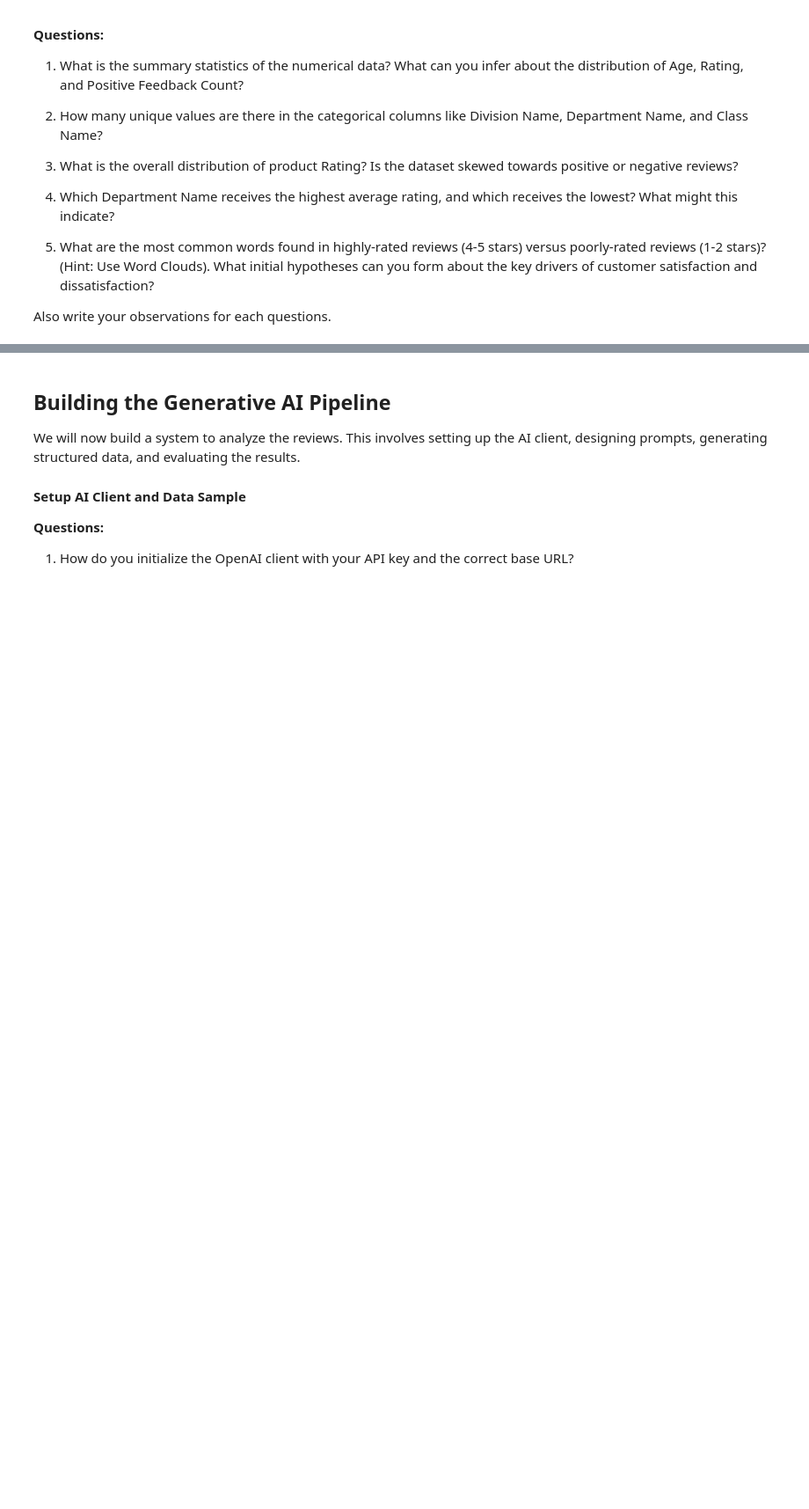
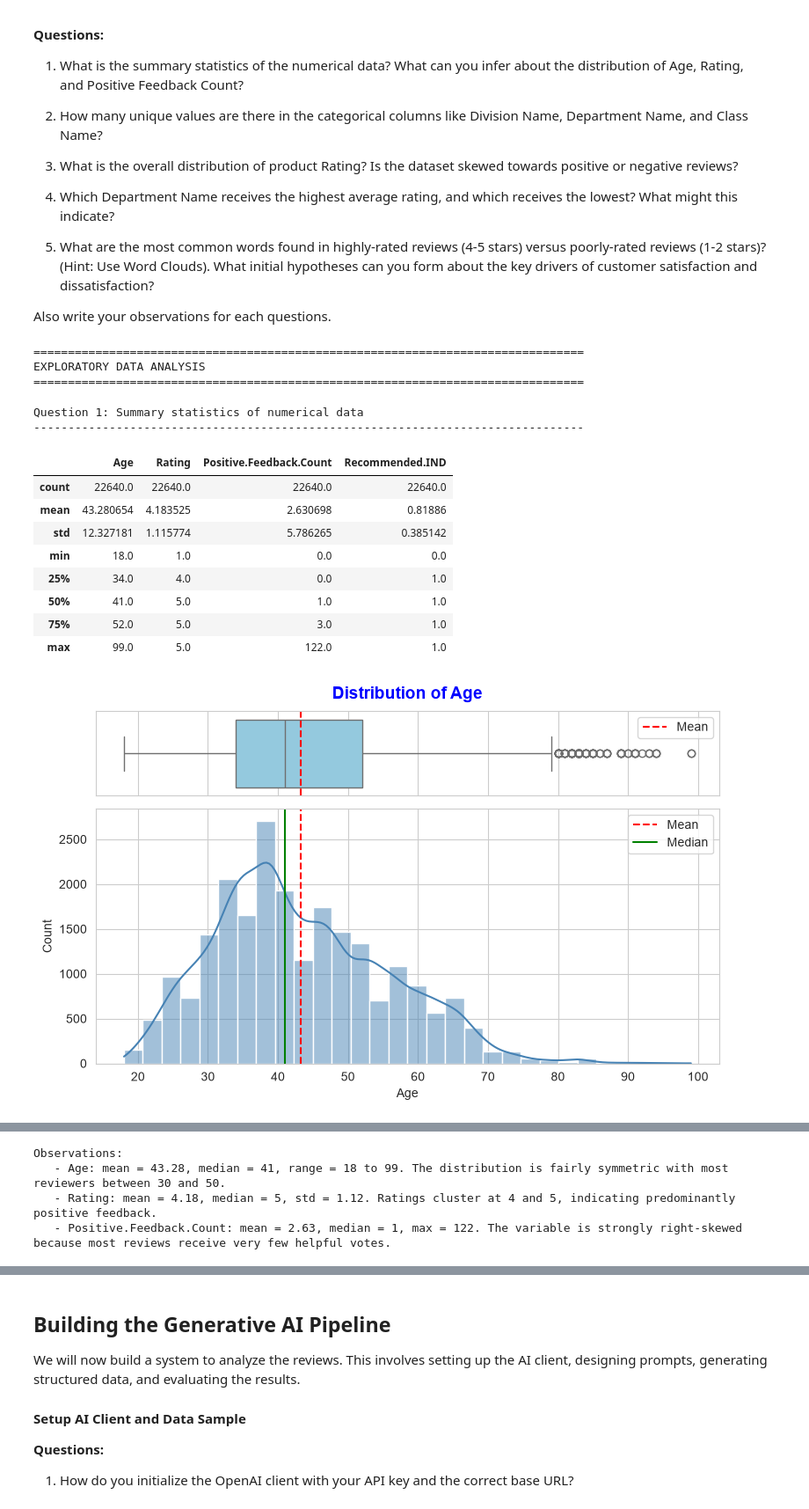
Before and after one commit to sys8dev/real-time-retail-feedback-intelligence, a Jupyter notebook: Real_Time_Retail_Feedback_Intelligence_Full_code.ipynb, the cells around one changed output, grey strips where cells are left out. Shown at 88% size. Drawn from its saved outputs; the diff is of its cells as text; code cells hidden in the pictures; blank space fills up the shorter version.

Commit message:
Completed EDA and Post EDA Deep Data Cleanup and Pre Processing

```diff
--- a/Real_Time_Retail_Feedback_Intelligence_Full_code.ipynb
+++ b/Real_Time_Retail_Feedback_Intelligence_Full_code.ipynb
@@ -710,0 +794,43 @@ Also write your observations for each questions.
+# %%
+print("=" * 80)
+print("EXPLORATORY DATA ANALYSIS")
+print("=" * 80)
+# %% [output]
+================================================================================
+EXPLORATORY DATA ANALYSIS
+================================================================================
+# %%
+# ------------------------------------------------------------------
+# Question 1: Summary statistics of numerical data
+# ------------------------------------------------------------------
+print("\nQuestion 1: Summary statistics of numerical data")
+print("-" * 80)
+
+# Summary table for all numeric fields.
+display(df[numeric_eda_cols].describe())
+
+# Focus on Age, Rating, and Positive.Feedback.Count with distribution plots.
+for col in ["Age", "Rating", "Positive.Feedback.Count"]:
+    histogram_boxplot(df, col)
+
+print("Observations:")
+print(f"   - Age: mean = {df['Age'].mean():.2f}, median = {df['Age'].median():.0f}, "
+      f"range = {df['Age'].min()} to {df['Age'].max()}. The distribution is fairly symmetric with most reviewers between 30 and 50.")
+print(f"   - Rating: mean = {df['Rating'].mean():.2f}, median = {df['Rating'].median():.0f}, "
+      f"std = {df['Rating'].std():.2f}. Ratings cluster at 4 and 5, indicating predominantly positive feedback.")
+print(f"   - Positive.Feedback.Count: mean = {df['Positive.Feedback.Count'].mean():.2f}, "
+      f"median = {df['Positive.Feedback.Count'].median():.0f}, max = {df['Positive.Feedback.Count'].max()}. "
+      f"The variable is strongly right-skewed because most reviews receive very few helpful votes.")
+# %% [output]
+Question 1: Summary statistics of numerical data
+--------------------------------------------------------------------------------
+|  | Age | Rating | Positive.Feedback.Count | Recommended.IND |
+| count | 22640.0 | 22640.0 | 22640.0 | 22640.0 |
+| mean | 43.280654 | 4.183525 | 2.630698 | 0.81886 |
+| std | 12.327181 | 1.115774 | 5.786265 | 0.385142 |
+| min | 18.0 | 1.0 | 0.0 | 0.0 |
+| 25% | 34.0 | 4.0 | 0.0 | 1.0 |
+| 50% | 41.0 | 5.0 | 1.0 | 1.0 |
+| 75% | 52.0 | 5.0 | 3.0 | 1.0 |
+| max | 99.0 | 5.0 | 122.0 | 1.0 |
+[figure, added]
@@ -710,0 +839,4 @@ Also write your observations for each questions.
+Observations:
+   - Age: mean = 43.28, median = 41, range = 18 to 99. The distribution is fairly symmetric with most reviewers between 30 and 50.
+   - Rating: mean = 4.18, median = 5, std = 1.12. Ratings cluster at 4 and 5, indicating predominantly positive feedback.
+   - Positive.Feedback.Count: mean = 2.63, median = 1, max = 122. The variable is strongly right-skewed because most reviews receive very few helpful votes.
```
Also changed, not shown: parts of 26 cells of this notebook, 3 other files.
